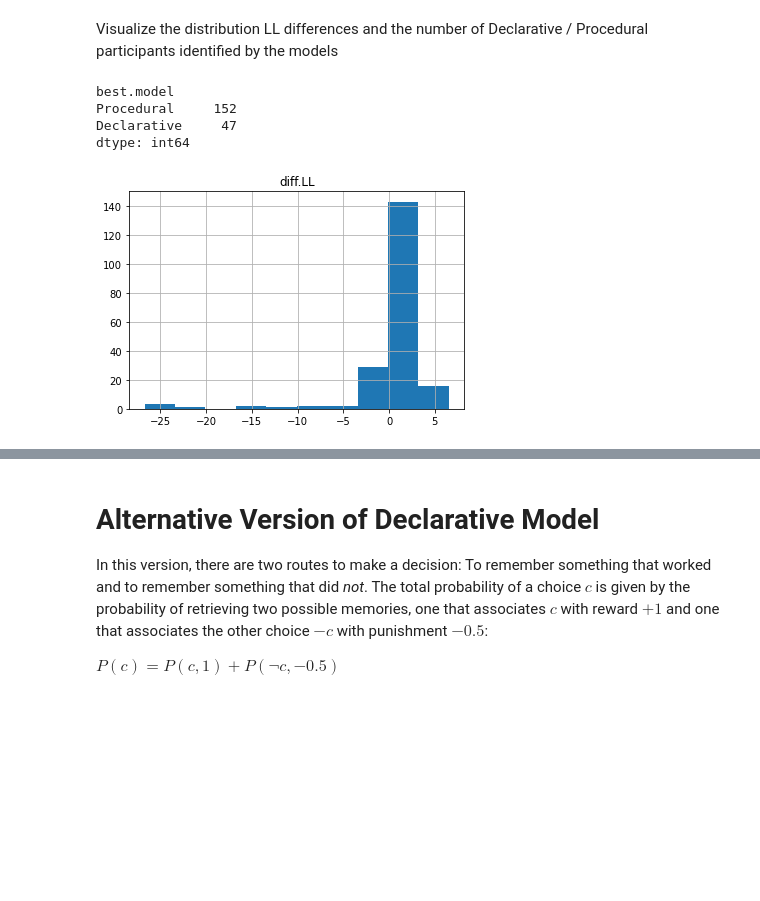
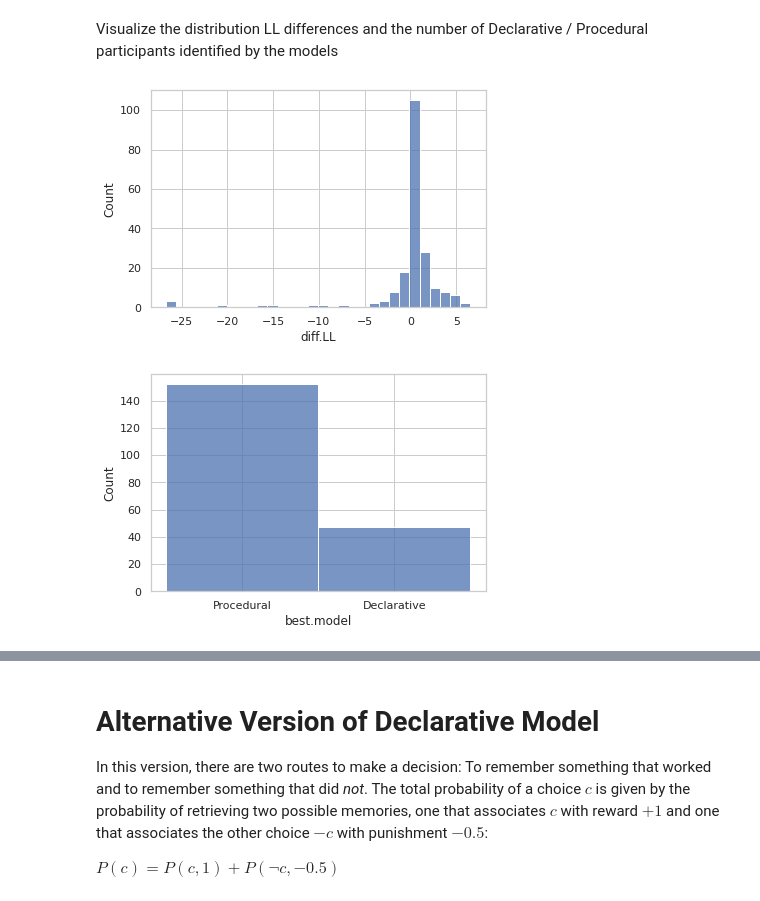
Before and after one commit to UWCCDL/ProcVsDecl, a Jupyter notebook: LLbasicPython.ipynb, the cells around one changed output, grey strips where cells are left out. Cells and saved outputs as stored; diff of their text form; code cells hidden in the pictures; blank space fills up the shorter version.

Commit message:
Added seaborn visualizations

```diff
--- a/LLbasicPython.ipynb
+++ b/LLbasicPython.ipynb
@@ -5,6 +5,8 @@ import matplotlib.pyplot as plt
 import pandas as pd
 from matplotlib.ticker import (MultipleLocator, AutoMinorLocator)
 import os
+import seaborn as sns
+sns.set(style="whitegrid")
 # %% [markdown]
 # Declarative and Procedural Control
 
@@ -326,11 +328,10 @@ result
 # %% [markdown]
 Visualize the distribution LL differences and the number of Declarative / Procedural participants identified by the models
 # %%
-result.hist("diff.LL")
-result.value_counts("best.model")
+sns.histplot(result, x="diff.LL", bins=30)
+plt.show()
+sns.histplot(result, x="best.model")
+plt.show()
 # %% [output]
-best.model
-Procedural     152
-Declarative     47
-dtype: int64
-[figure, old version]
+[figure, new version]
+[figure, added]
```
Also changed, not shown: parts of 5 cells of this notebook.
